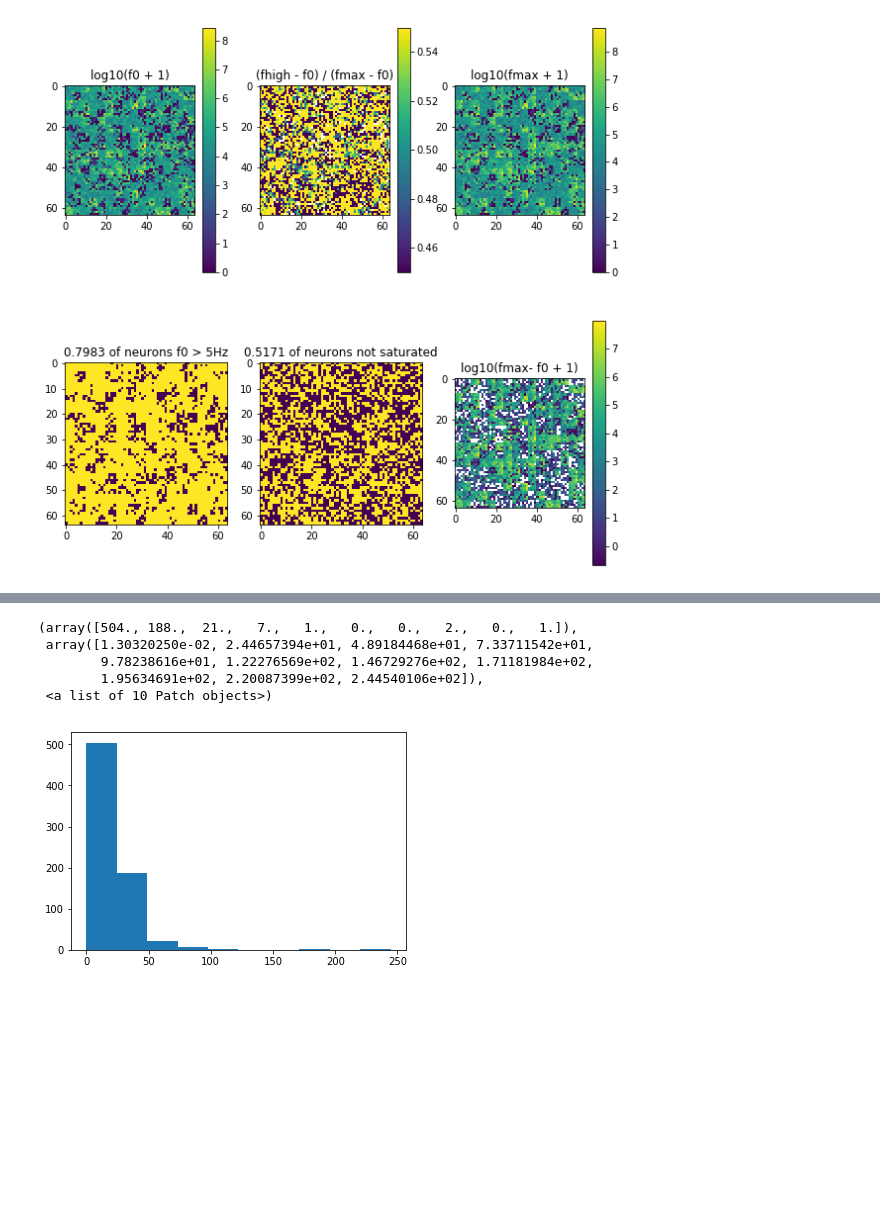
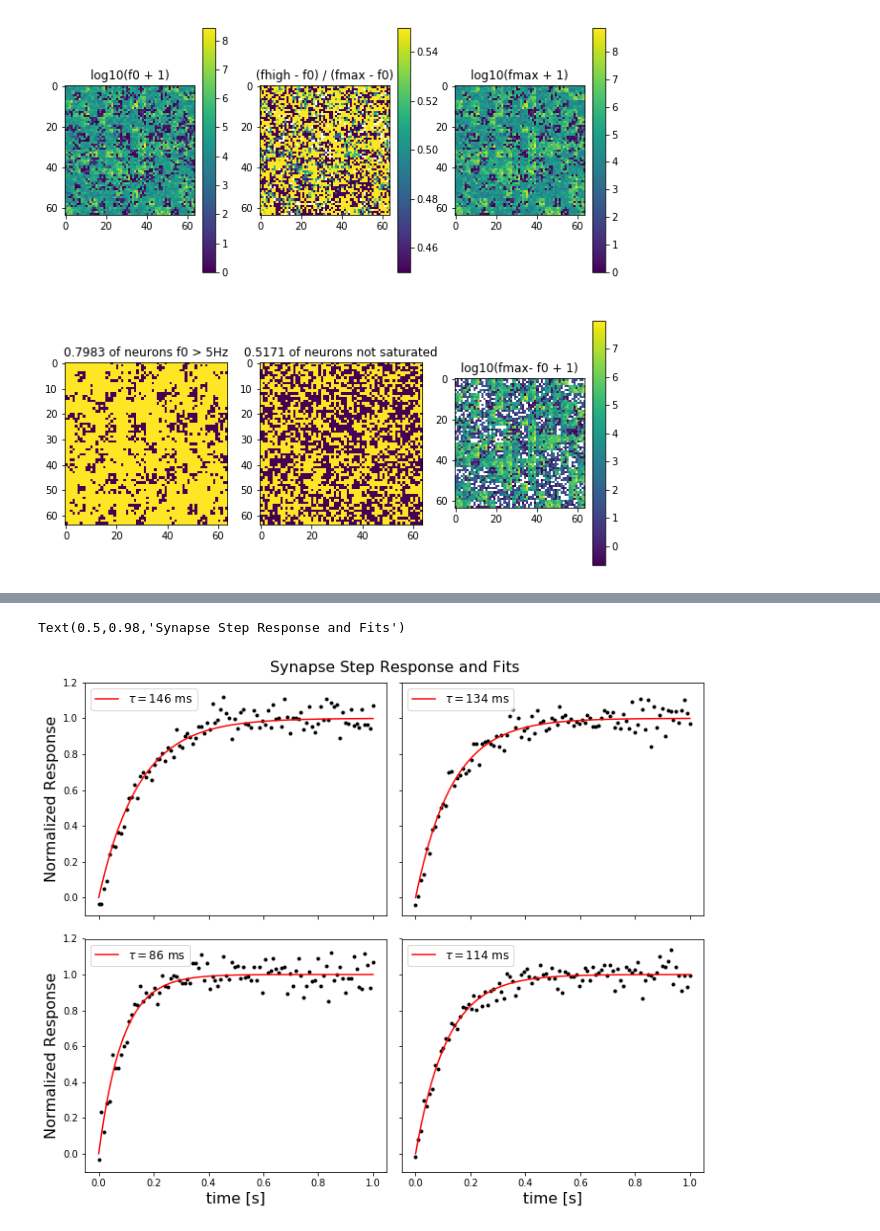
Before and after one commit to scottcantreid/Braindrop_Utilities, a Jupyter notebook: Tau Calibration Experiment.ipynb, the cells around one changed output, grey strips where cells are left out. Saved outputs shown, nothing was run; the diff lists cells and outputs as text; code cells hidden in the pictures; blank space fills up the shorter version.

```diff
--- a/Tau Calibration Experiment.ipynb
+++ b/Tau Calibration Experiment.ipynb
@@ -233,9 +269,18 @@ plt.plot(t, respfunc(t, tau))
-# %%
-plt.hist(1000*taus[~np.isnan(taus)])
-# %% [output]
-(array([504., 188.,  21.,   7.,   1.,   0.,   0.,   2.,   0.,   1.]),
- array([1.30320250e-02, 2.44657394e+01, 4.89184468e+01, 7.33711542e+01,
-        9.78238616e+01, 1.22276569e+02, 1.46729276e+02, 1.71181984e+02,
-        1.95634691e+02, 2.20087399e+02, 2.44540106e+02]),
- <a list of 10 Patch objects>)
-[figure, removed]
+# %%
+ty = [1,4,11,15]
+tx = [0,5,12,15]
+fig, ax = plt.subplots(2,2, figsize = (10,8), sharex = True, sharey = True)
+for i in range(4):
+    t, Z, resp, tau = fit_curve(ty[i], tx[i], Sall_yx)
+    ax[i%2, int(i/2) - i%2].plot(t, Z, 'k.')
+    ax[i%2, int(i/2) - i%2].plot(t, resp, 'r', label = r'$\tau = ' + str(tau*1000)[:3] + '$ ms')
+    ax[i%2, int(i/2) - i%2].legend(fontsize = 12, loc = 2)
+plt.subplots_adjust(wspace = 0.05, hspace = 0.1, top = 0.94, bottom = 0.05, left = 0.05, right = 0.95)
+
+for j in range(2):
+    ax[j,0].set_ylabel('Normalized Response', fontsize = 16)
+    ax[1,j].set_xlabel('time [s]', fontsize = 16)
+plt.suptitle('Synapse Step Response and Fits', fontsize = 16)
+# %% [output]
+Text(0.5,0.98,'Synapse Step Response and Fits')
+[figure, added]
```
Also changed, not shown: parts of 9 cells of this notebook.
